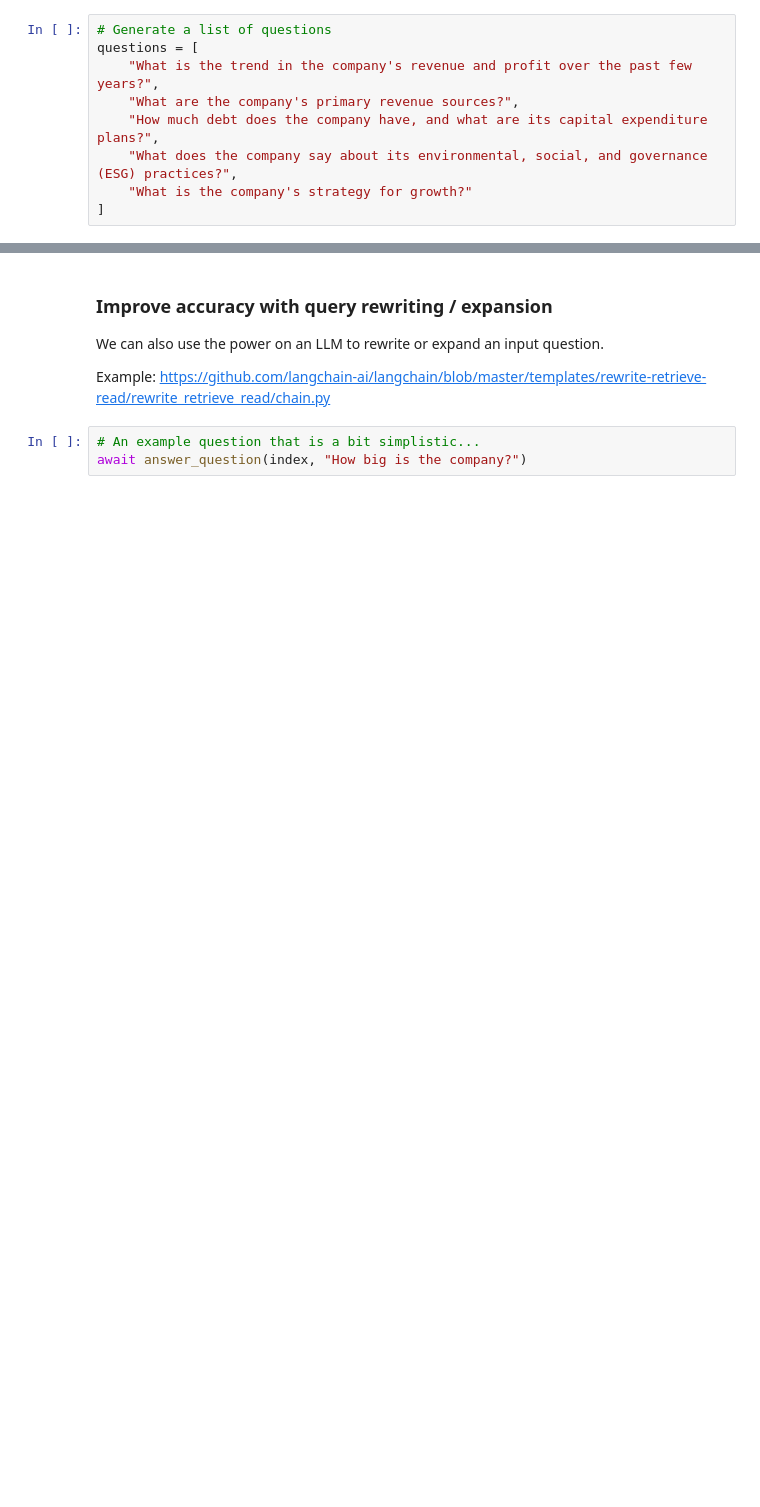
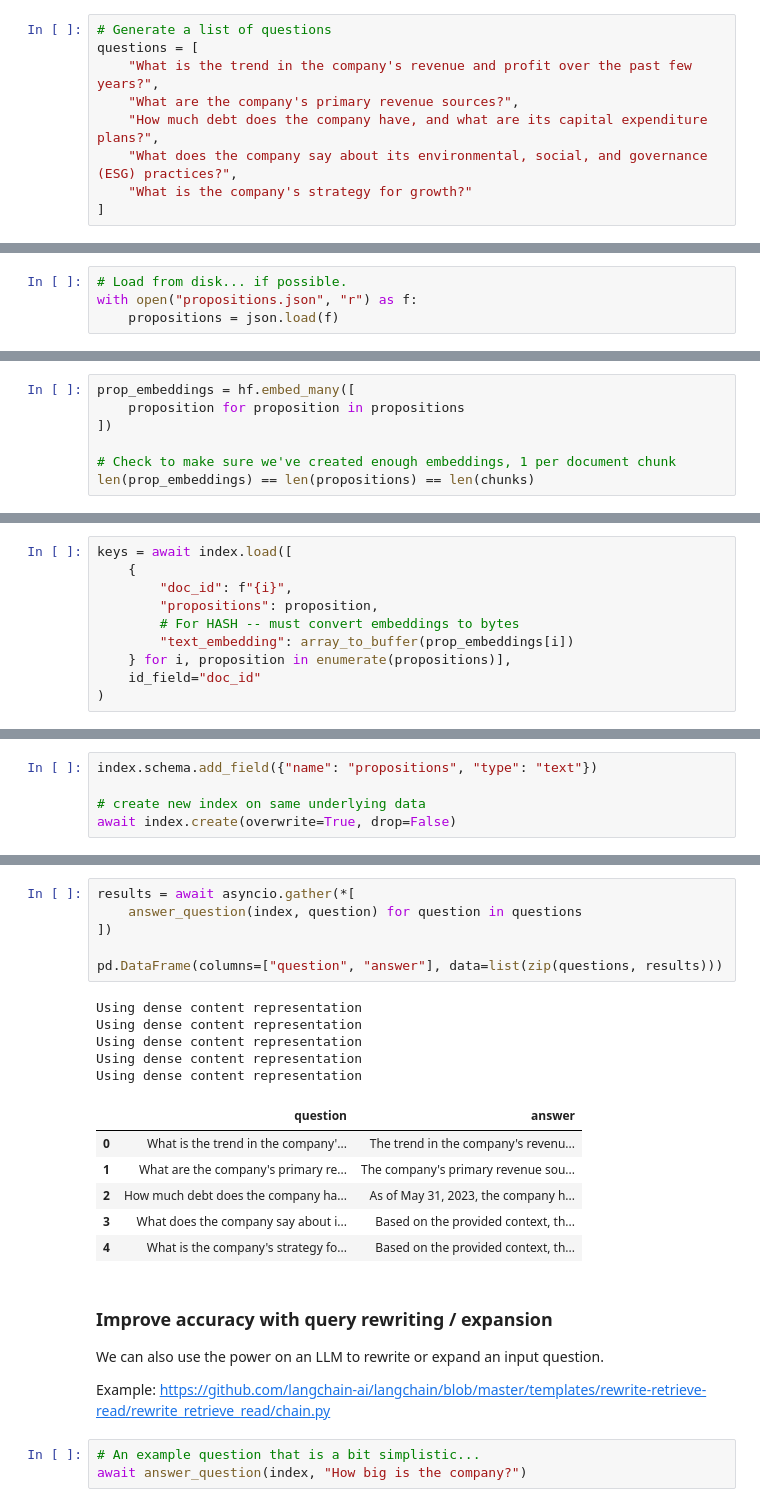
Before and after one commit to redis-developer/financial-vss, a Jupyter notebook: redisvl-02.ipynb, the cells around one changed output, grey strips where cells are left out. Drawn from its saved outputs; the diff is of its cells as text; blank space fills up the shorter version.

```diff
--- a/redisvl-02.ipynb
+++ b/redisvl-02.ipynb
@@ -429,0 +613,4 @@ pd.DataFrame(columns=["question", "answer"], data=list(zip(questions, results)))
+# %%
+# Load from disk... if possible.
+with open("propositions.json", "r") as f:
+    propositions = json.load(f)
@@ -429,0 +619,7 @@ pd.DataFrame(columns=["question", "answer"], data=list(zip(questions, results)))
+# %%
+prop_embeddings = hf.embed_many([
+    proposition for proposition in propositions
+])
+
+# Check to make sure we've created enough embeddings, 1 per document chunk
+len(prop_embeddings) == len(propositions) == len(chunks)
@@ -429,0 +630,10 @@ pd.DataFrame(columns=["question", "answer"], data=list(zip(questions, results)))
+# %%
+keys = await index.load([
+    {
+        "doc_id": f"{i}",
+        "propositions": proposition,
+        # For HASH -- must convert embeddings to bytes
+        "text_embedding": array_to_buffer(prop_embeddings[i])
+    } for i, proposition in enumerate(propositions)],
+    id_field="doc_id"
+)
@@ -429,0 +642,5 @@ pd.DataFrame(columns=["question", "answer"], data=list(zip(questions, results)))
+# %%
+index.schema.add_field({"name": "propositions", "type": "text"})
+
+# create new index on same underlying data
+await index.create(overwrite=True, drop=False)
@@ -430,3 +691,21 @@ pd.DataFrame(columns=["question", "answer"], data=list(zip(questions, results)))
+# %%
+results = await asyncio.gather(*[
+    answer_question(index, question) for question in questions
+])
+
+pd.DataFrame(columns=["question", "answer"], data=list(zip(questions, results)))
+# %% [output]
+Using dense content representation
+Using dense content representation
+Using dense content representation
+Using dense content representation
+Using dense content representation
+|  | question | answer |
+| 0 | What is the trend in the company'... | The trend in the company's revenu... |
+| 1 | What are the company's primary re... | The company's primary revenue sou... |
+| 2 | How much debt does the company ha... | As of May 31, 2023, the company h... |
+| 3 | What does the company say about i... | Based on the provided context, th... |
+| 4 | What is the company's strategy fo... | Based on the provided context, th... |
 # %% [markdown]
 ### Improve accuracy with query rewriting / expansion
 
```
Also changed, not shown: parts of 83 cells of this notebook, 3 other files.
